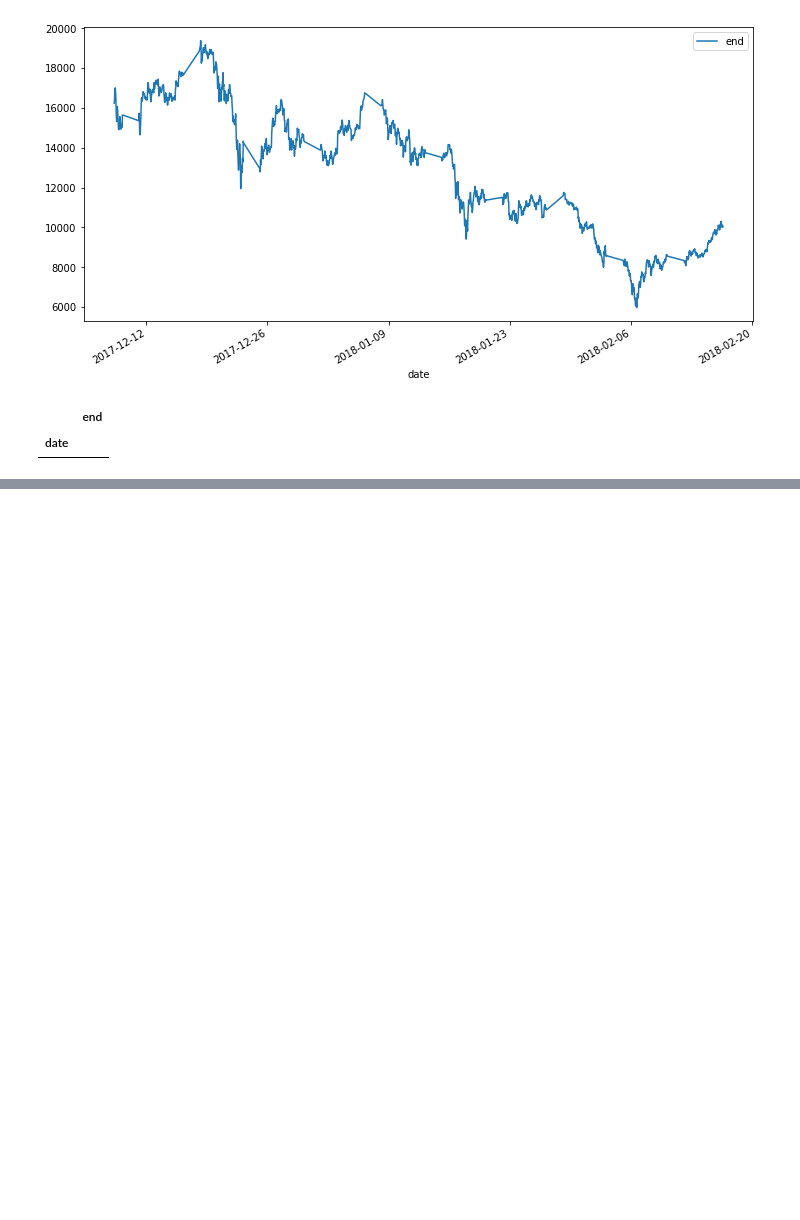
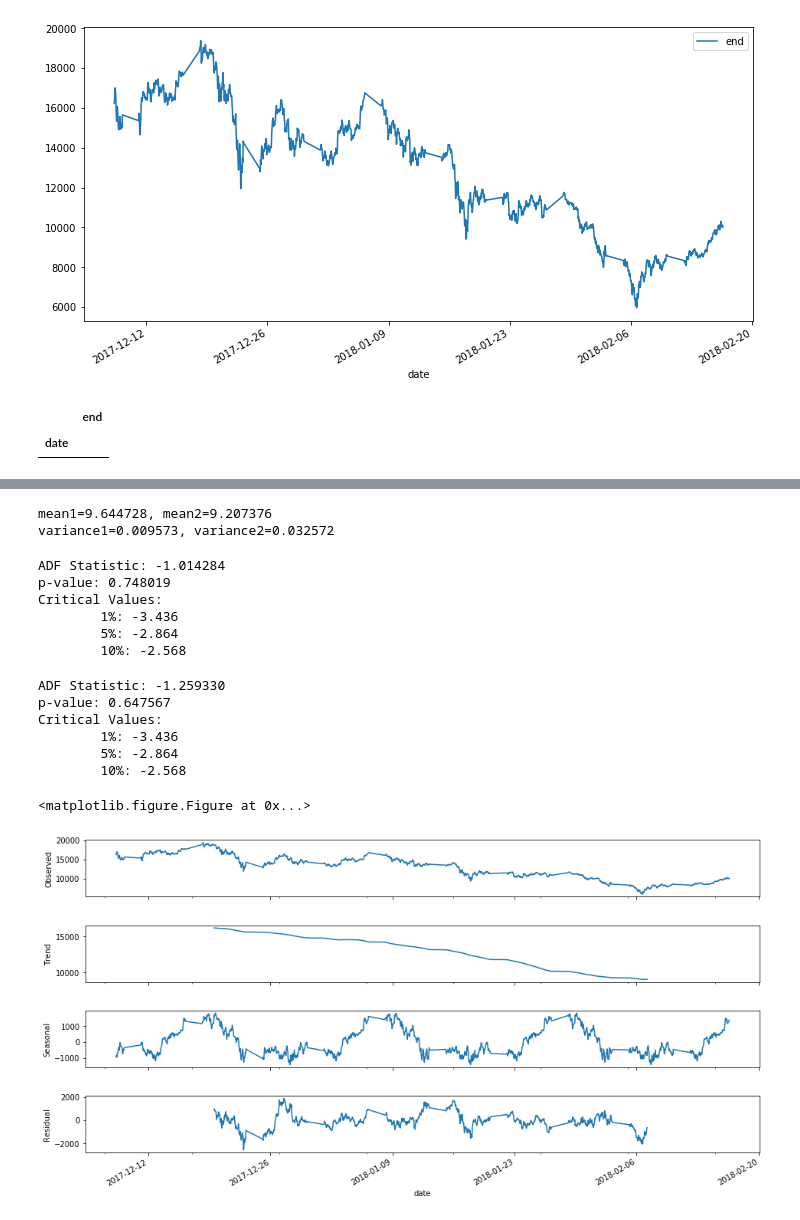
Before and after one commit to wanghaidong1972/predicttest, a Jupyter notebook: ts1.ipynb, the cells around one changed output, grey strips where cells are left out. Saved outputs shown, nothing was run; the diff lists cells and outputs as text; code cells hidden in the pictures; blank space fills up the shorter version.

```diff
--- a/ts1.ipynb
+++ b/ts1.ipynb
@@ -173,0 +81,54 @@ plt.show()
+# %%
+X1, X2 = X[0:split], X[split:]
+mean1, mean2 = X1.mean(), X2.mean()
+var1, var2 = X1.var(), X2.var()
+print('mean1=%f, mean2=%f' % (mean1, mean2))
+print('variance1=%f, variance2=%f' % (var1, var2))
+# %% [output]
+mean1=9.644728, mean2=9.207376
+variance1=0.009573, variance2=0.032572
+# %%
+from statsmodels.tsa.stattools import adfuller
+X = series.values
+result = adfuller(X)
+print('ADF Statistic: %f' % result[0])
+print('p-value: %f' % result[1])
+print('Critical Values:')
+for key, value in result[4].items():
+	print('\t%s: %.3f' % (key, value))
+# %% [output]
+ADF Statistic: -1.014284
+p-value: 0.748019
+Critical Values:
+        1%: -3.436
+        5%: -2.864
+        10%: -2.568
+# %%
+X = series.values
+X = np.log(X)
+result = adfuller(X)
+print('ADF Statistic: %f' % result[0])
+print('p-value: %f' % result[1])
+print('Critical Values:')
+for key, value in result[4].items():
+	print('\t%s: %.3f' % (key, value))
+# %% [output]
+ADF Statistic: -1.259330
+p-value: 0.647567
+Critical Values:
+        1%: -3.436
+        5%: -2.864
+        10%: -2.568
+# %%
+import statsmodels.api as sm
+from statsmodels.tsa.stattools import acf
+from statsmodels.tsa.stattools import pacf
+from statsmodels.tsa.seasonal import seasonal_decompose
+
+decomposition = seasonal_decompose(df1.end, freq=365)
+fig = plt.figure()
+fig = decomposition.plot()
+fig.set_size_inches(15, 8)
+# %% [output]
+<matplotlib.figure.Figure at 0x...>
+[figure, added]
```
Also changed, not shown: parts of 32 cells of this notebook, 8 other files.
